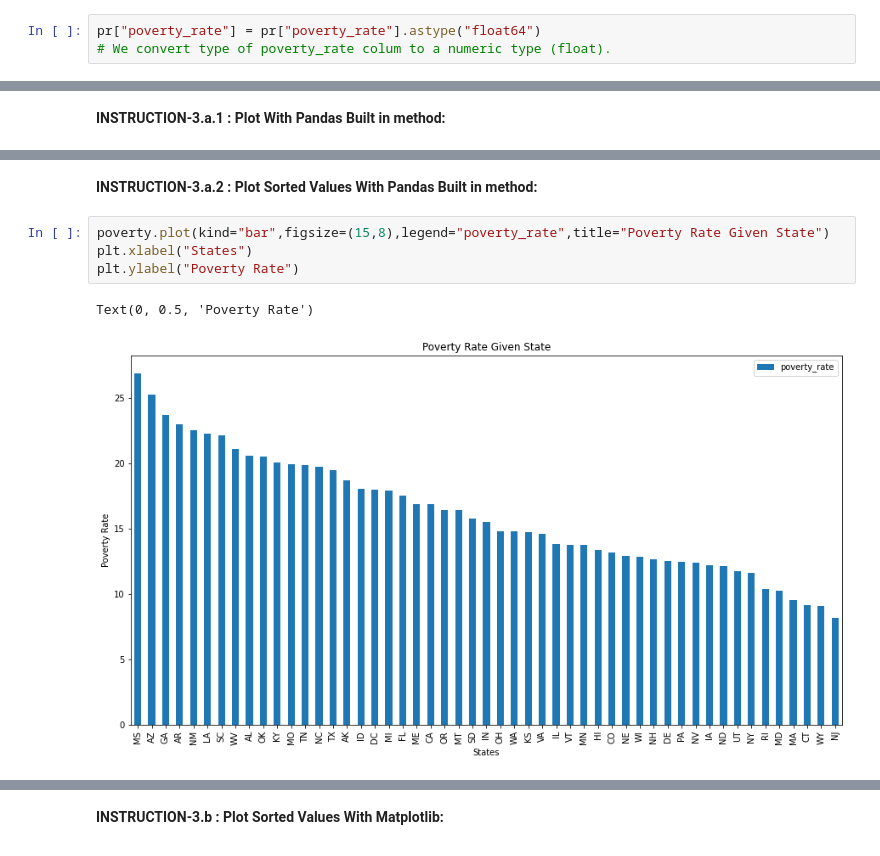
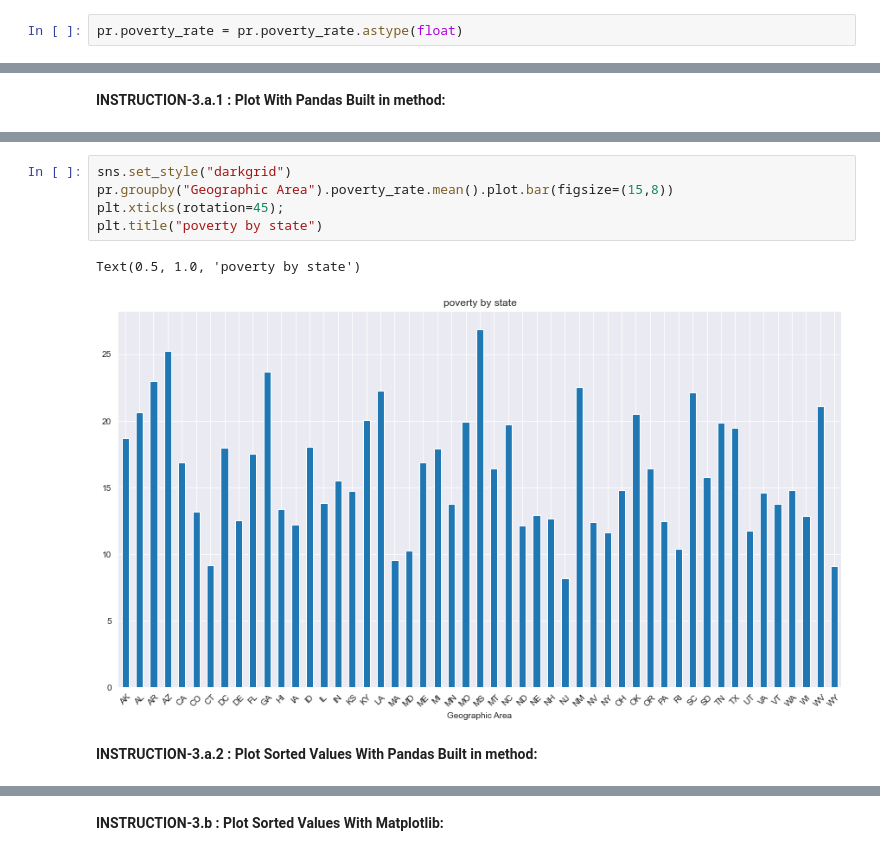
Before and after one commit to mkdtycl96/PoliceKill_Project, a Jupyter notebook: USA_Fatal_Police_Shoot_Analyse_student_version.ipynb, the cells around one changed output, grey strips where cells are left out. Saved outputs shown, nothing was run; the diff lists cells and outputs as text.

```diff
--- a/USA_Fatal_Police_Shoot_Analyse_student_version.ipynb
+++ b/USA_Fatal_Police_Shoot_Analyse_student_version.ipynb
@@ -67,3 +96,2 @@ Problem: data type of poverty_rate colum is object. We need to convert it to a n
 # %%
-pr["poverty_rate"] = pr["poverty_rate"].astype("float64")
-# We convert type of poverty_rate colum to a numeric type (float).
+pr.poverty_rate = pr.poverty_rate.astype(float)
@@ -77,9 +116,10 @@ poverty = pr.groupby("Geographic Area").poverty_rate.mean().sort_values(ascendin
+# %%
+sns.set_style("darkgrid")
+pr.groupby("Geographic Area").poverty_rate.mean().plot.bar(figsize=(15,8))
+plt.xticks(rotation=45);
+plt.title("poverty by state")
+# %% [output]
+Text(0.5, 1.0, 'poverty by state')
+[figure, added]
 # %% [markdown]
 **INSTRUCTION-3.a.2 : Plot Sorted Values With Pandas Built in method:**
-# %%
-poverty.plot(kind="bar",figsize=(15,8),legend="poverty_rate",title="Poverty Rate Given State")
-plt.xlabel("States")
-plt.ylabel("Poverty Rate")
-# %% [output]
-Text(0, 0.5, 'Poverty Rate')
-[figure, removed]
```
Also changed, not shown: parts of 141 cells of this notebook.
